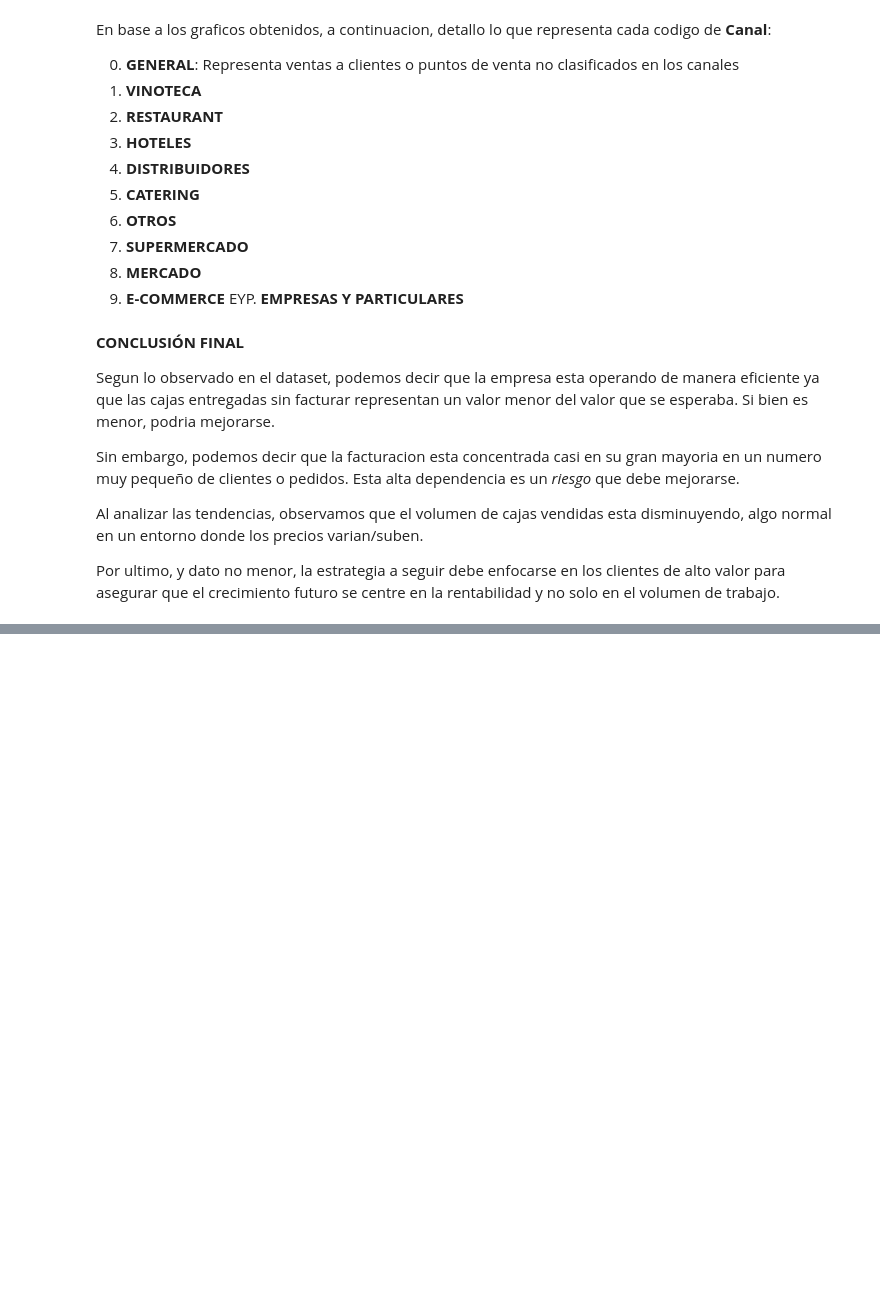
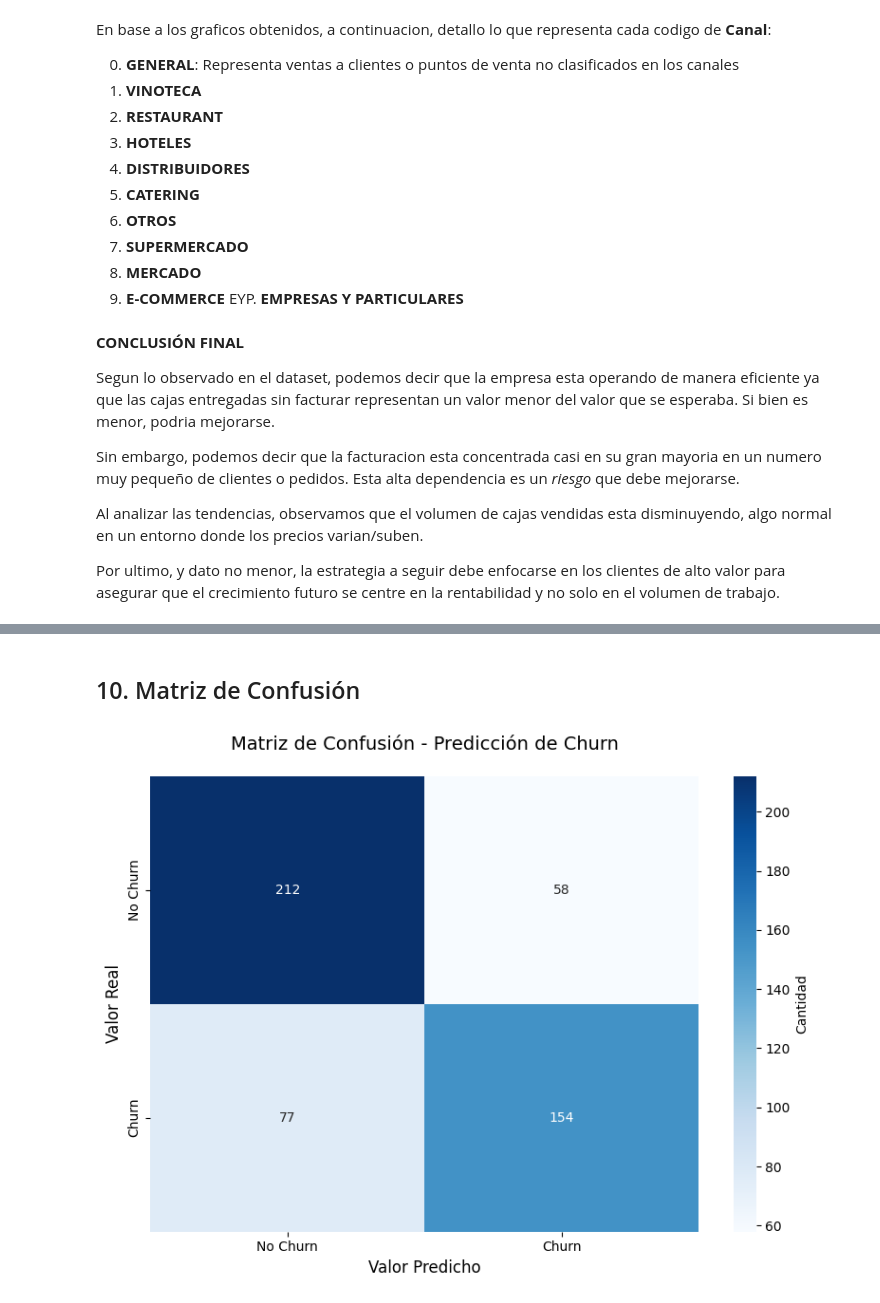
Before and after one commit to nataliaagustinare/Trabajo-final---Natalia-Re---Vinos, a Jupyter notebook: Segunda-Entrega/ProyectoDS_Partel__Re.ipynb, the cells around one changed output, grey strips where cells are left out. Cells and saved outputs as stored; diff of their text form; code cells hidden in the pictures; blank space fills up the shorter version.

```diff
--- a/Segunda-Entrega/ProyectoDS_Partel__Re.ipynb
+++ b/Segunda-Entrega/ProyectoDS_Partel__Re.ipynb
@@ -591,0 +851,14 @@ plt.show()
+# %%
+# Configuración del modelo
+modelo_rf = RandomForestClassifier(
+    n_estimators=200,        # Número de árboles
+    max_depth=10,            # Profundidad máxima
+    random_state=42,
+    class_weight='balanced', # Balanceo de clases
+    n_jobs=-1                # Usar todos los procesadores
+)
+
+# Entrenamiento
+print("Entrenando modelo Random Forest...")
+modelo_rf.fit(X_train, y_train)
+print("✅ Modelo entrenado exitosamente")
@@ -591,0 +870,16 @@ plt.show()
+# %%
+# Predicciones
+y_pred_train = modelo_rf.predict(X_train)
+y_pred_test = modelo_rf.predict(X_test)
+
+# Métricas de rendimiento
+print("=" * 60)
+print("EVALUACIÓN DEL MODELO")
+print("=" * 60)
+print(f"\n📊 Accuracy en Entrenamiento: {accuracy_score(y_train, y_pred_train):.4f}")
+print(f"📊 Accuracy en Prueba: {accuracy_score(y_test, y_pred_test):.4f}")
+
+print("\n" + "=" * 60)
+print("REPORTE DE CLASIFICACIÓN (Conjunto de Prueba)")
+print("=" * 60)
+print(classification_report(y_test, y_pred_test, target_names=['No Churn', 'Churn']))
@@ -591,0 +905,19 @@ plt.show()
+# %% [markdown]
+## 10. Matriz de Confusión
+# %%
+# Calcular matriz de confusión
+cm = confusion_matrix(y_test, y_pred_test)
+
+# Visualización
+plt.figure(figsize=(8, 6))
+sns.heatmap(cm, annot=True, fmt='d', cmap='Blues',
+            xticklabels=['No Churn', 'Churn'],
+            yticklabels=['No Churn', 'Churn'],
+            cbar_kws={'label': 'Cantidad'})
+plt.title('Matriz de Confusión - Predicción de Churn', fontsize=14, pad=20)
+plt.ylabel('Valor Real', fontsize=12)
+plt.xlabel('Valor Predicho', fontsize=12)
+plt.tight_layout()
+plt.show()
+# %% [output]
+[figure, added]
```
Also changed, not shown: parts of 27 cells of this notebook.
